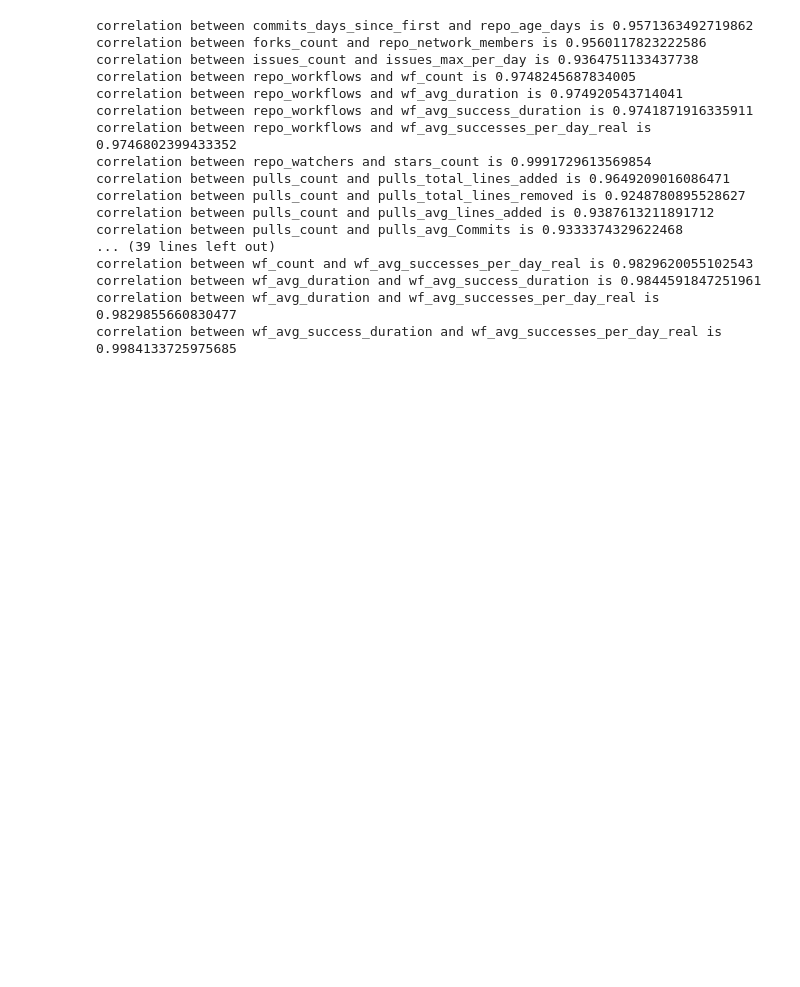
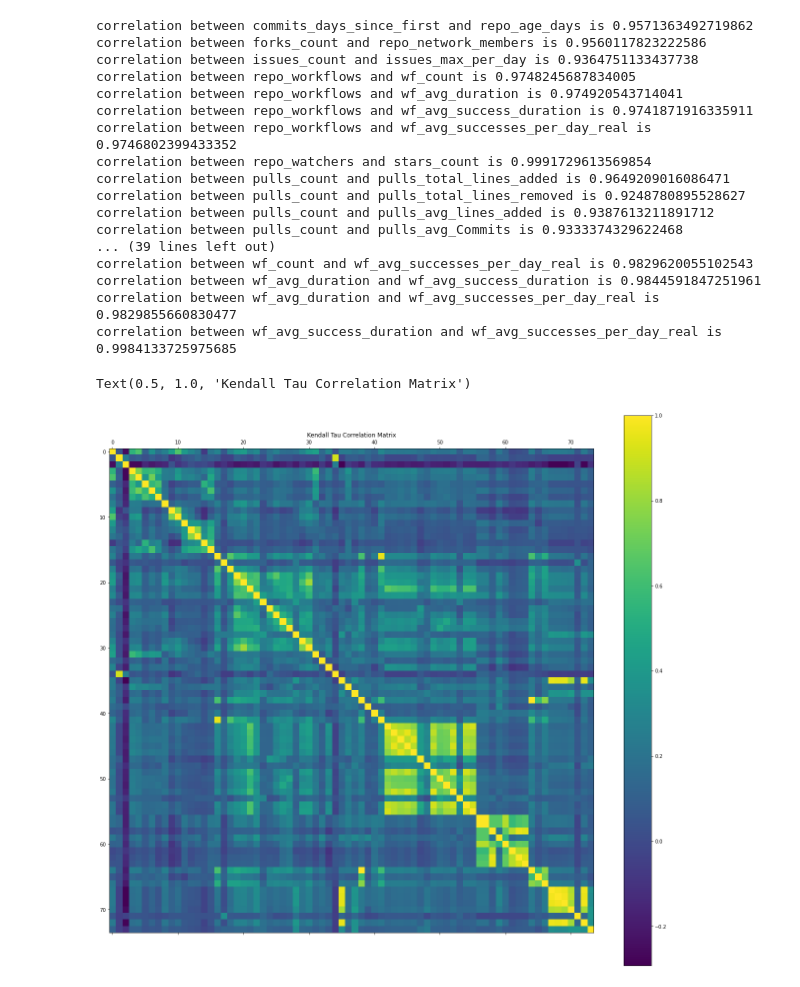
Before and after one commit to Eponeshnikov/ASMetrics, a Jupyter notebook: main.ipynb, the cells around one changed output. Saved outputs shown, nothing was run; the diff lists cells and outputs as text; code cells hidden in the pictures; blank space fills up the shorter version.

Commit message:
kendalltau

```diff
--- a/main.ipynb
+++ b/main.ipynb
@@ -179,3 +179,18 @@ correlation between wf_avg_duration and wf_avg_successes_per_day_real is 0.98298
 correlation between wf_avg_success_duration and wf_avg_successes_per_day_real is 0.9984133725975685
 # %%
 np.savetxt("spearman.csv", spearman_matrix, delimiter=",")
+# %%
+tau = np.zeros((len(df.keys()), len(df.keys())))
+# %%
+for i, k1 in enumerate(df.keys()):
+    for j, k2 in enumerate(df.keys()):
+        coef, p = stats.kendalltau(df[k1], df[k2])
+        tau[i][j] = coef
+# %%
+f = plt.figure(figsize=(22, 20))
+plt.matshow(tau, fignum=f.number)
+plt.colorbar()
+plt.title("Kendall Tau Correlation Matrix")
+# %% [output]
+Text(0.5, 1.0, 'Kendall Tau Correlation Matrix')
+[figure, added]
```
Also changed, not shown: parts of 3 cells of this notebook, 4 other files.
